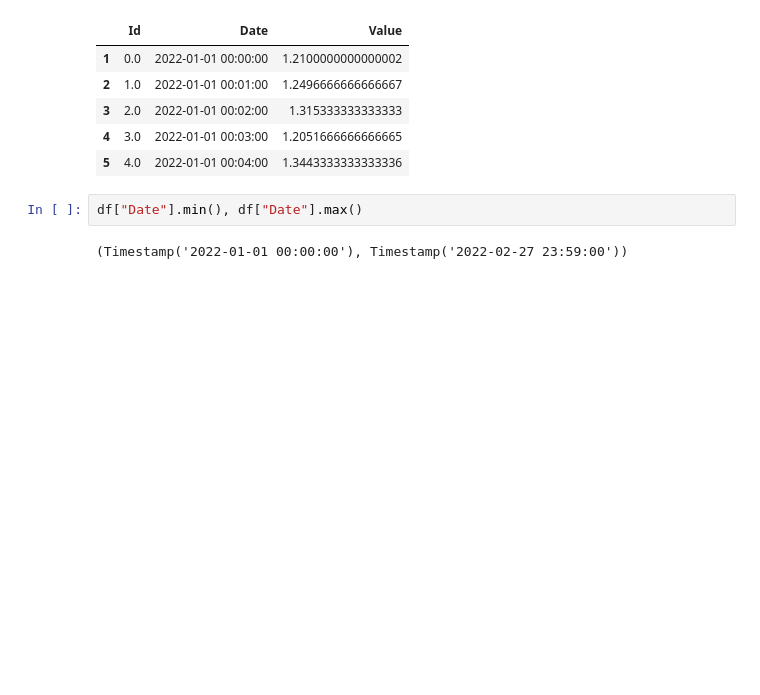
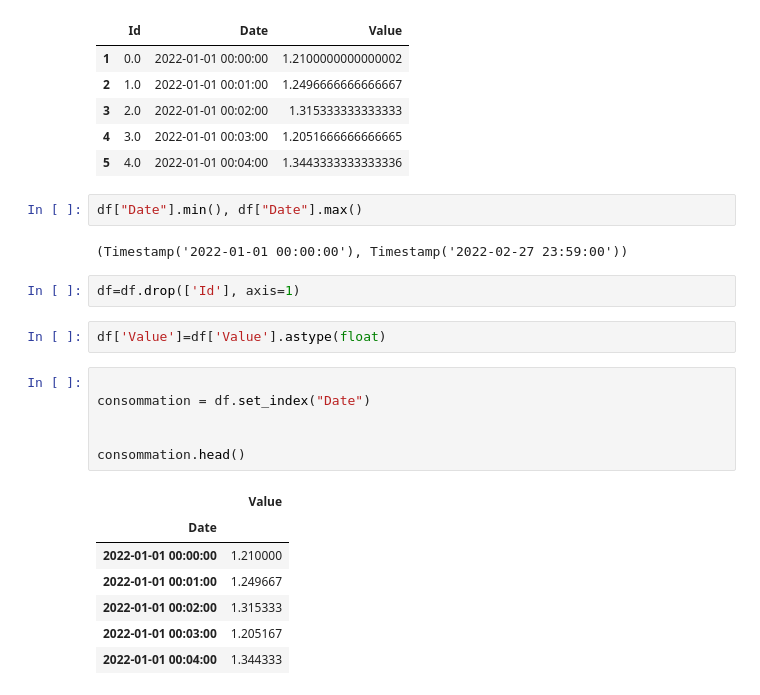
Before and after one commit to cojre/ml-project-2-stockdataholm, a Jupyter notebook: jennifer.ipynb, the cells around one changed output. Drawn from its saved outputs; the diff is of its cells as text; blank space fills up the shorter version.

```diff
--- a/jennifer.ipynb
+++ b/jennifer.ipynb
@@ -118,3 +118,21 @@ df.head()
 df["Date"].min(), df["Date"].max()
 # %% [output]
 (Timestamp('2022-01-01 00:00:00'), Timestamp('2022-02-27 23:59:00'))
+# %%
+df=df.drop(['Id'], axis=1)
+# %%
+df['Value']=df['Value'].astype(float)
+# %%
+
+consommation = df.set_index("Date")
+
+
+consommation.head()
+# %% [output]
+|  | Value |
+| Date |  |
+| 2022-01-01 00:00:00 | 1.210000 |
+| 2022-01-01 00:01:00 | 1.249667 |
+| 2022-01-01 00:02:00 | 1.315333 |
+| 2022-01-01 00:03:00 | 1.205167 |
+| 2022-01-01 00:04:00 | 1.344333 |
```
Also changed, not shown: parts of 1 cell of this notebook.
